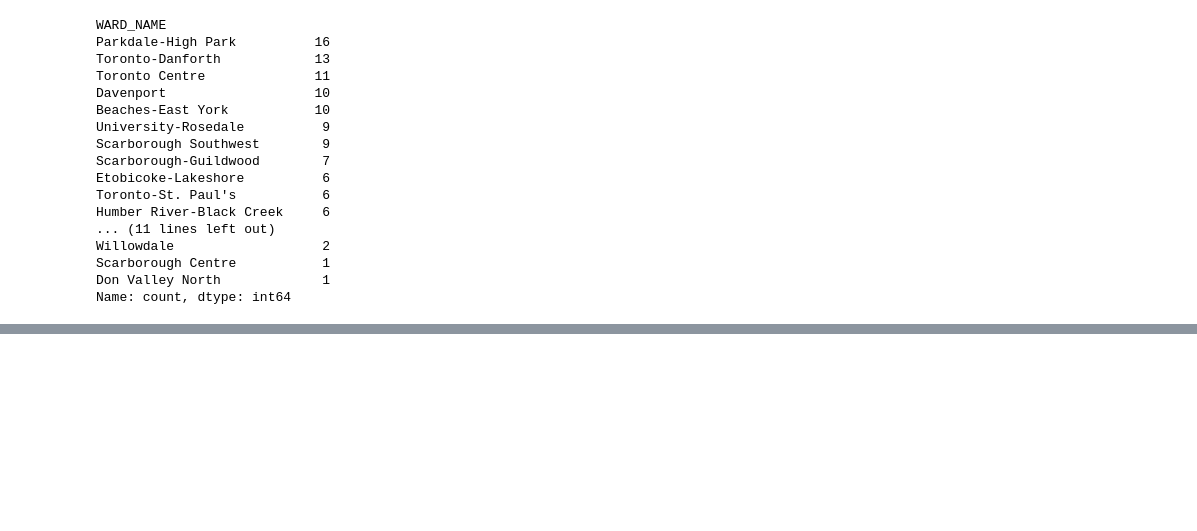
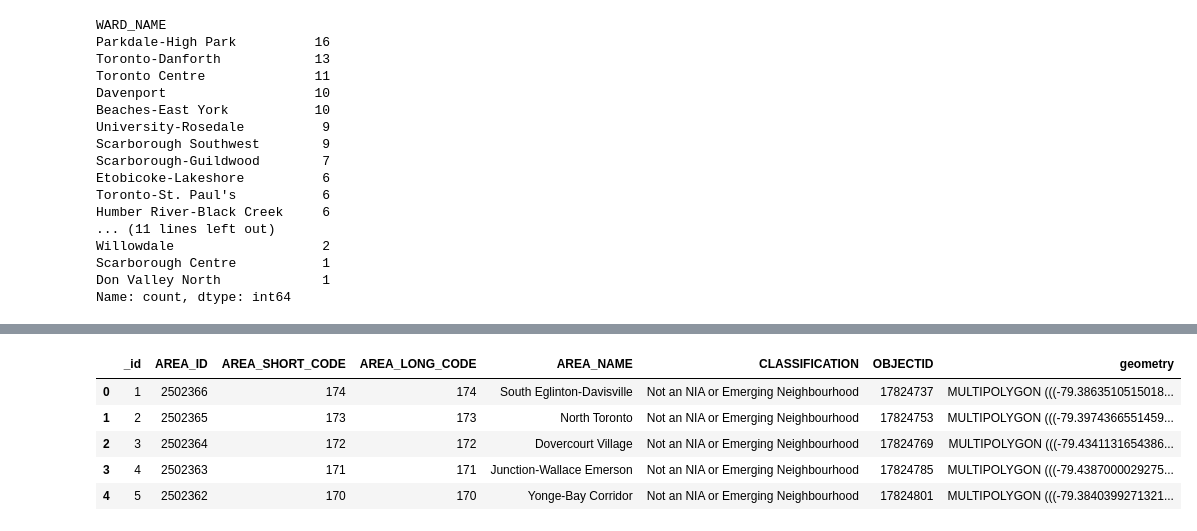
Before and after one commit to minibaconbaby/Data-Hustlers, a Jupyter notebook: PollinateTO.ipynb, the cells around one changed output, grey strips where cells are left out. Cells and saved outputs as stored; diff of their text form; code cells hidden in the pictures; blank space fills up the shorter version.

```diff
--- a/PollinateTO.ipynb
+++ b/PollinateTO.ipynb
@@ -62,0 +167,9 @@ Name: count, dtype: int64
+# %%
+neighbourhoods_df_cleaned.head()
+# %% [output]
+|  | _id | AREA_ID | AREA_SHORT_CODE | AREA_LONG_CODE | AREA_NAME | CLASSIFICATION | OBJECTID | geometry |
+| 0 | 1 | 2502366 | 174 | 174 | South Eglinton-Davisville | Not an NIA or Emerging Neighbourhood | 17824737 | MULTIPOLYGON (((-79.3863510515018... |
+| 1 | 2 | 2502365 | 173 | 173 | North Toronto | Not an NIA or Emerging Neighbourhood | 17824753 | MULTIPOLYGON (((-79.3974366551459... |
+| 2 | 3 | 2502364 | 172 | 172 | Dovercourt Village | Not an NIA or Emerging Neighbourhood | 17824769 | MULTIPOLYGON (((-79.4341131654386... |
+| 3 | 4 | 2502363 | 171 | 171 | Junction-Wallace Emerson | Not an NIA or Emerging Neighbourhood | 17824785 | MULTIPOLYGON (((-79.4387000029275... |
+| 4 | 5 | 2502362 | 170 | 170 | Yonge-Bay Corridor | Not an NIA or Emerging Neighbourhood | 17824801 | MULTIPOLYGON (((-79.3840399271321... |
```
Also changed, not shown: parts of 14 cells of this notebook.
